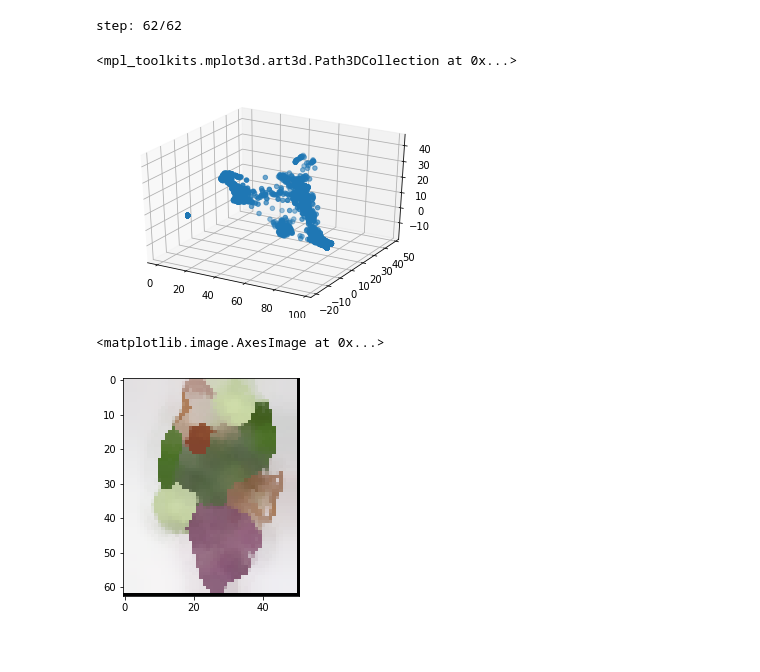
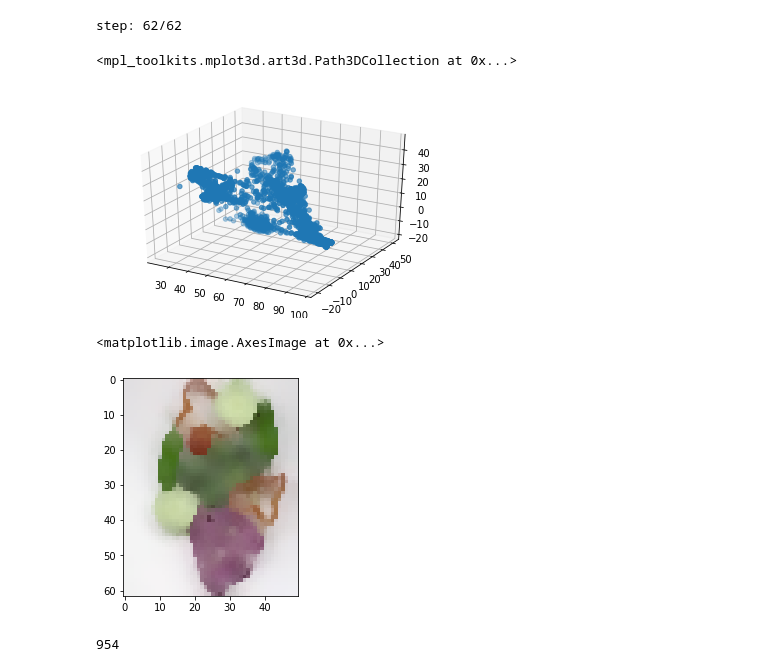
Before and after one commit to LouisLesueur/Illumination_project, a Jupyter notebook: mean_shift_TP.ipynb, the cells around one changed output. Drawn from its saved outputs; the diff is of its cells as text; code cells hidden in the pictures.

Commit message:
segmentation

```diff
--- a/mean_shift_TP.ipynb
+++ b/mean_shift_TP.ipynb
@@ -214,30 +214,30 @@ ax.scatter(*I_luv.T)
 <mpl_toolkits.mplot3d.art3d.Path3DCollection at 0x...>
 [figure]
 # %%
-z = ms_filtering(I_luv, 4, 30, 5,norm2,k_u)
+z = ms_filtering(I_luv, 3, 30, 2,norm2,k_u)
 # %% [output]
 step: 62/62
 # %%
 def data_to_Img(z):
     w,h,_ = z.shape
-    I_out = np.zeros((int(w)+1,int(h)+1,3))
+    I_out = np.zeros((int(w),int(h),3))
     for i in range(w):
         for j in range(h):
             I_out[i,j] = z[i,j][2:]
     return I_out
 
 I_new = data_to_Img(z)
 
 fig = plt.figure()
 ax = fig.add_subplot(111, projection='3d')
 #ax.scatter(*I_luv.T)
 ax.scatter(*I_new.T)
 # %% [output]
 <mpl_toolkits.mplot3d.art3d.Path3DCollection at 0x...>
-[figure, old version]
+[figure, new version]
 # %%
 plt.figure()
 plt.imshow(luv2rgb(I_new))
 # %% [output]
 <matplotlib.image.AxesImage at 0x...>
-[figure, old version]
+[figure, new version]
@@ -243,0 +274,4 @@ plt.imshow(luv2rgb(I_new))
+# %%
+I_segmented = ms_segmentation(z, 4, 30, norm2)
+# %% [output]
+954
```
Also changed, not shown: parts of 2 cells of this notebook.
